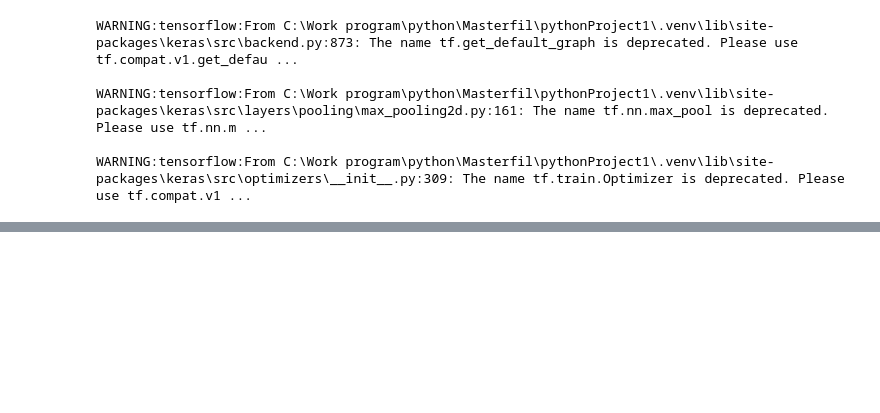
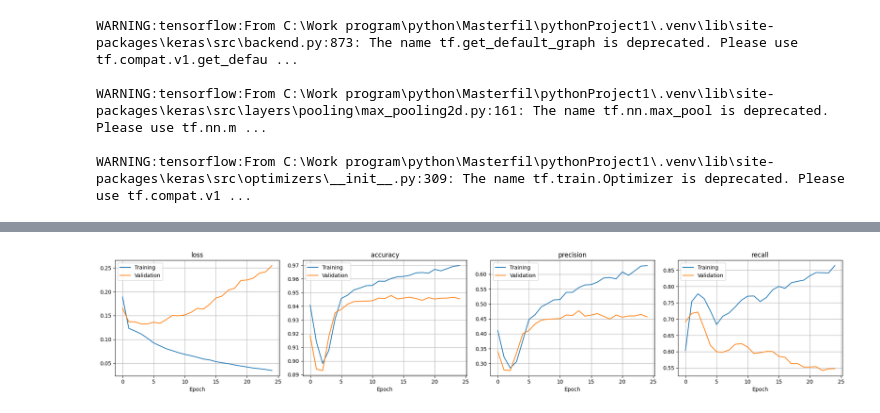
Before and after one commit to Georg325/Master_filer, a Jupyter notebook: Master.ipynb, the cells around one changed output, grey strips where cells are left out. Saved outputs shown, nothing was run; the diff lists cells and outputs as text; code cells hidden in the pictures; blank space fills up the shorter version.

```diff
--- a/Master.ipynb
+++ b/Master.ipynb
@@ -262,4 +266,7 @@ plt.show()
 if 'google.colab' in str(get_ipython()):
     HTML(ani.to_html5_video())
 # %%
-plot_training_history(hist[0])
+%matplotlib inline
+plot_training_history(hist[4])
+# %% [output]
+[figure, added]
```
Also changed, not shown: parts of 2 cells of this notebook.
